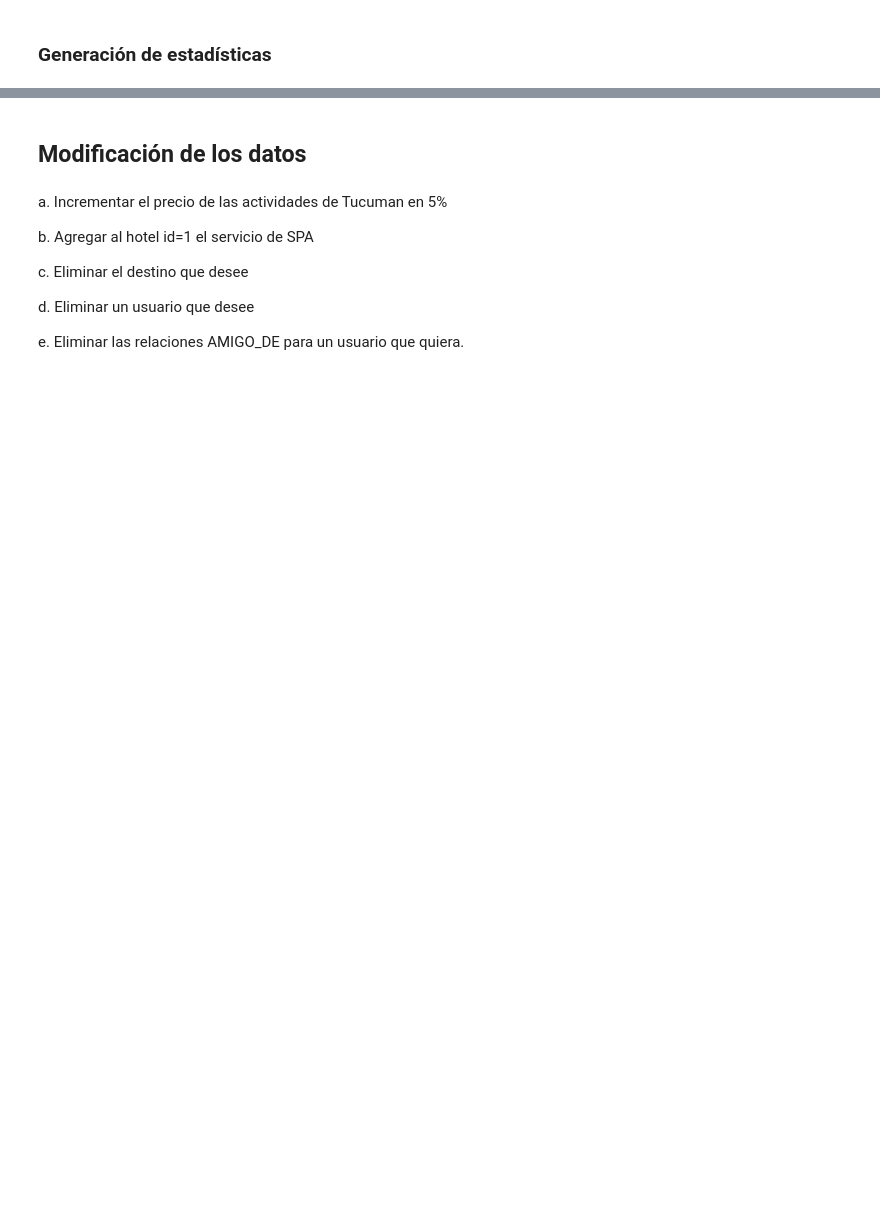
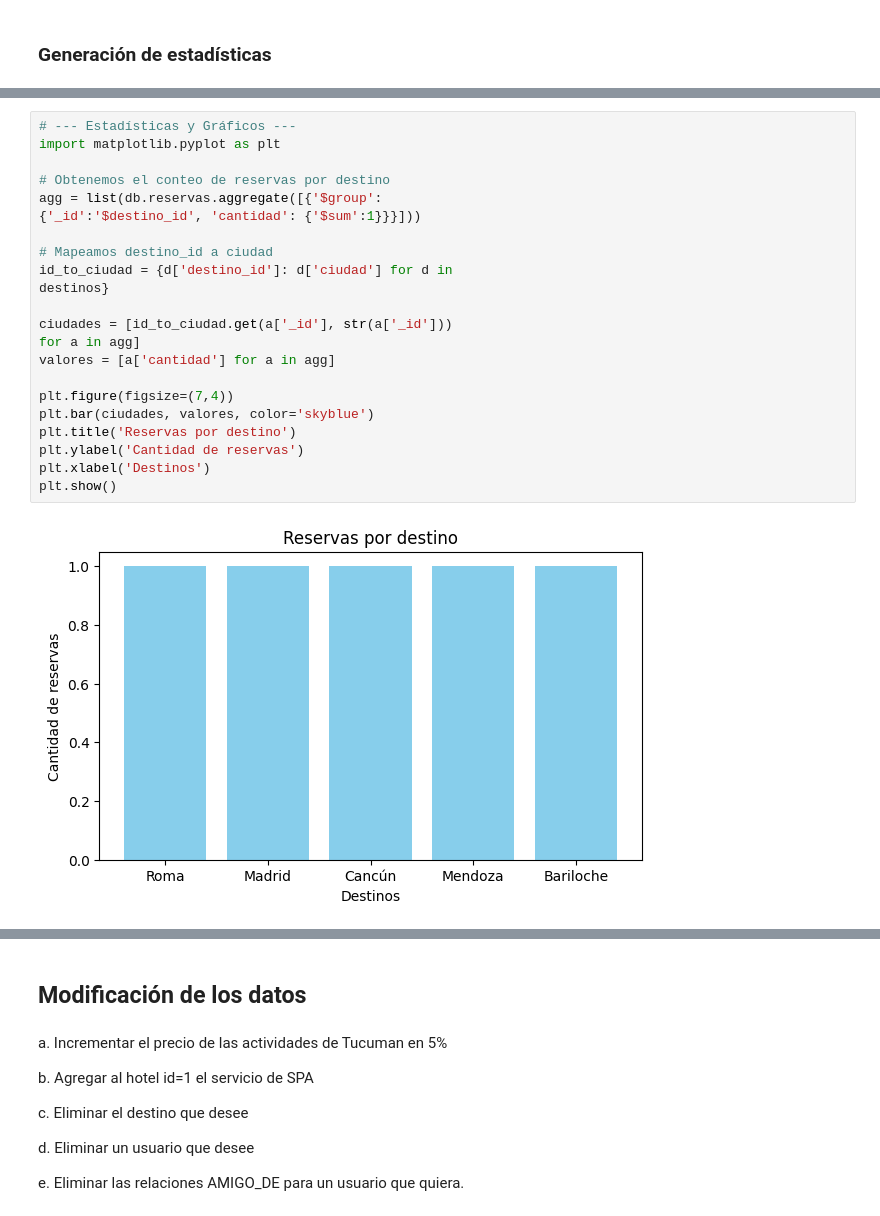
Before and after one commit to ale4l3/CDO-CienciaDeDatosIntegrador, a Jupyter notebook: notebooks/TP-Integrador.ipynb.ipynb, the cells around one changed output, grey strips where cells are left out. Saved outputs shown, nothing was run; the diff lists cells and outputs as text; blank space fills up the shorter version.

```diff
--- a/notebooks/TP-Integrador.ipynb.ipynb
+++ b/notebooks/TP-Integrador.ipynb.ipynb
@@ -626,0 +663,24 @@ plt.show()
+# %%
+# --- Estadísticas y Gráficos ---
+import matplotlib.pyplot as plt
+
+# Obtenemos el conteo de reservas por destino
+agg = list(db.reservas.aggregate([{'$group':
+{'_id':'$destino_id', 'cantidad': {'$sum':1}}}]))
+
+# Mapeamos destino_id a ciudad
+id_to_ciudad = {d['destino_id']: d['ciudad'] for d in
+destinos}
+
+ciudades = [id_to_ciudad.get(a['_id'], str(a['_id']))
+for a in agg]
+valores = [a['cantidad'] for a in agg]
+
+plt.figure(figsize=(7,4))
+plt.bar(ciudades, valores, color='skyblue')
+plt.title('Reservas por destino')
+plt.ylabel('Cantidad de reservas')
+plt.xlabel('Destinos')
+plt.show()
+# %% [output]
+[figure, added]
```
Also changed, not shown: parts of 27 cells of this notebook.
